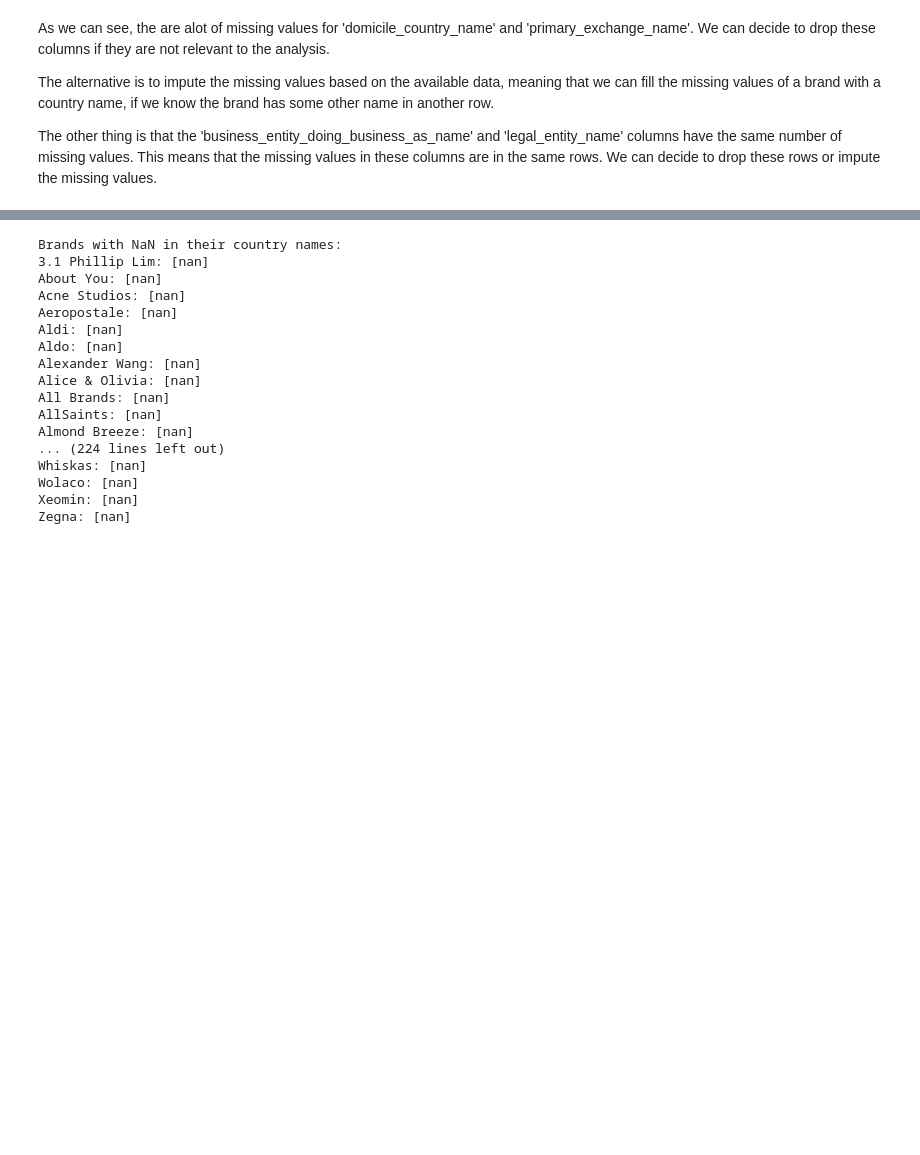
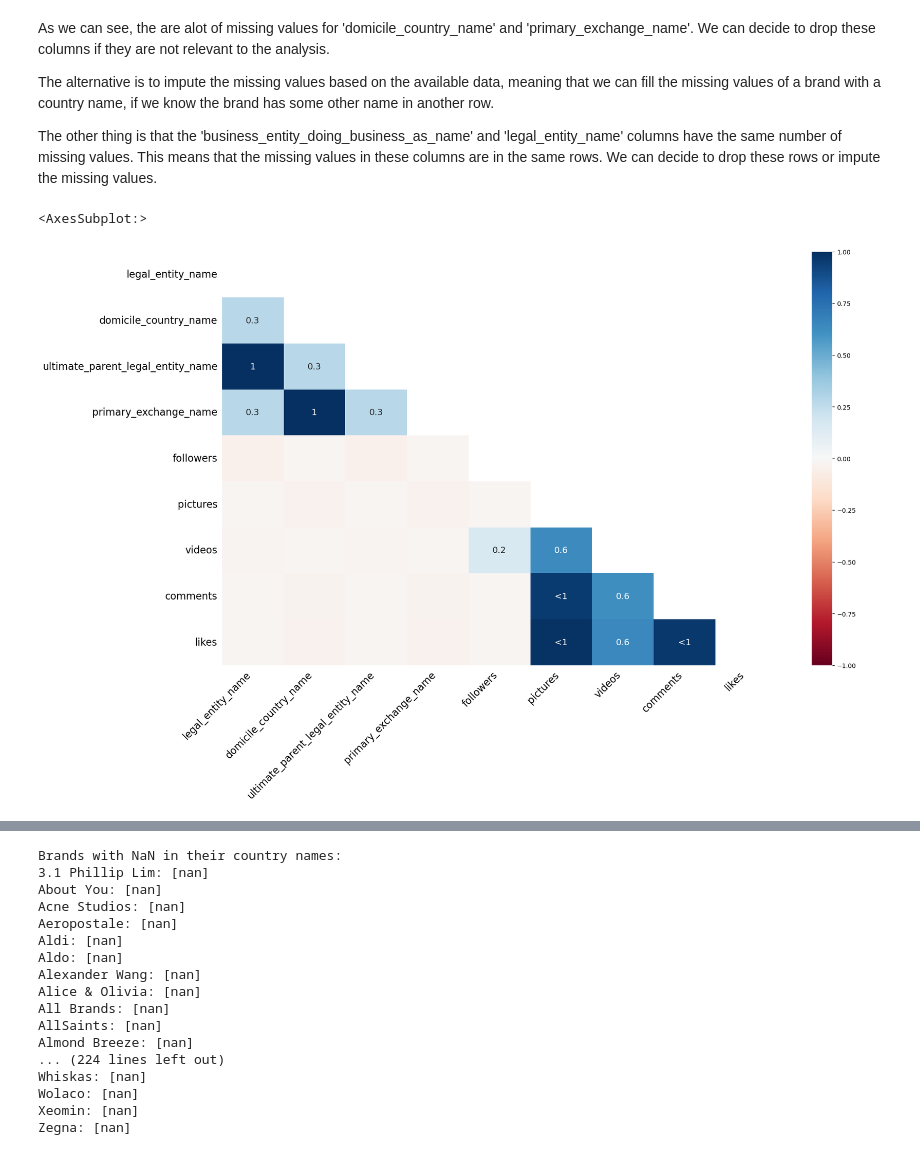
Before and after one commit to kkh327/datathon, a Jupyter notebook: data_cleaning.ipynb, the cells around one changed output, grey strips where cells are left out. Cells and saved outputs as stored; diff of their text form; code cells hidden in the pictures; blank space fills up the shorter version.

```diff
--- a/data_cleaning.ipynb
+++ b/data_cleaning.ipynb
@@ -121,3 +121,8 @@ As we can see, the are alot of missing values for 'domicile_country_name' and 'p
 The alternative is to impute the missing values based on the available data, meaning that we can fill the missing values of a brand with a country name, if we know the brand has some other name in another row.
 
 The other thing is that the 'business_entity_doing_business_as_name' and 'legal_entity_name' columns have the same number of missing values. This means that the missing values in these columns are in the same rows. We can decide to drop these rows or impute the missing values.
+# %%
+msno.heatmap(df)
+# %% [output]
+<AxesSubplot:>
+[figure, added]
```
Also changed, not shown: parts of 11 cells of this notebook.
